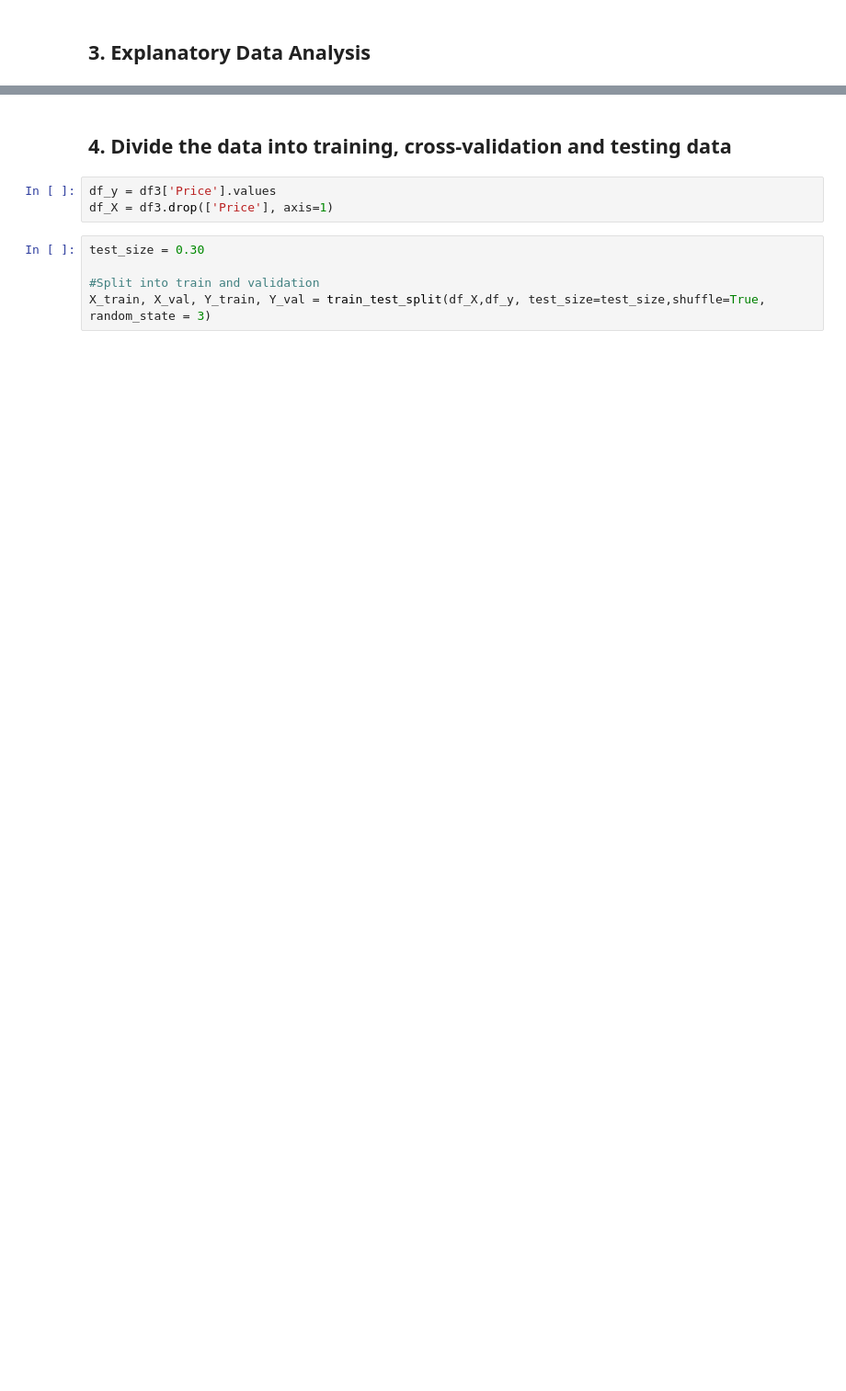
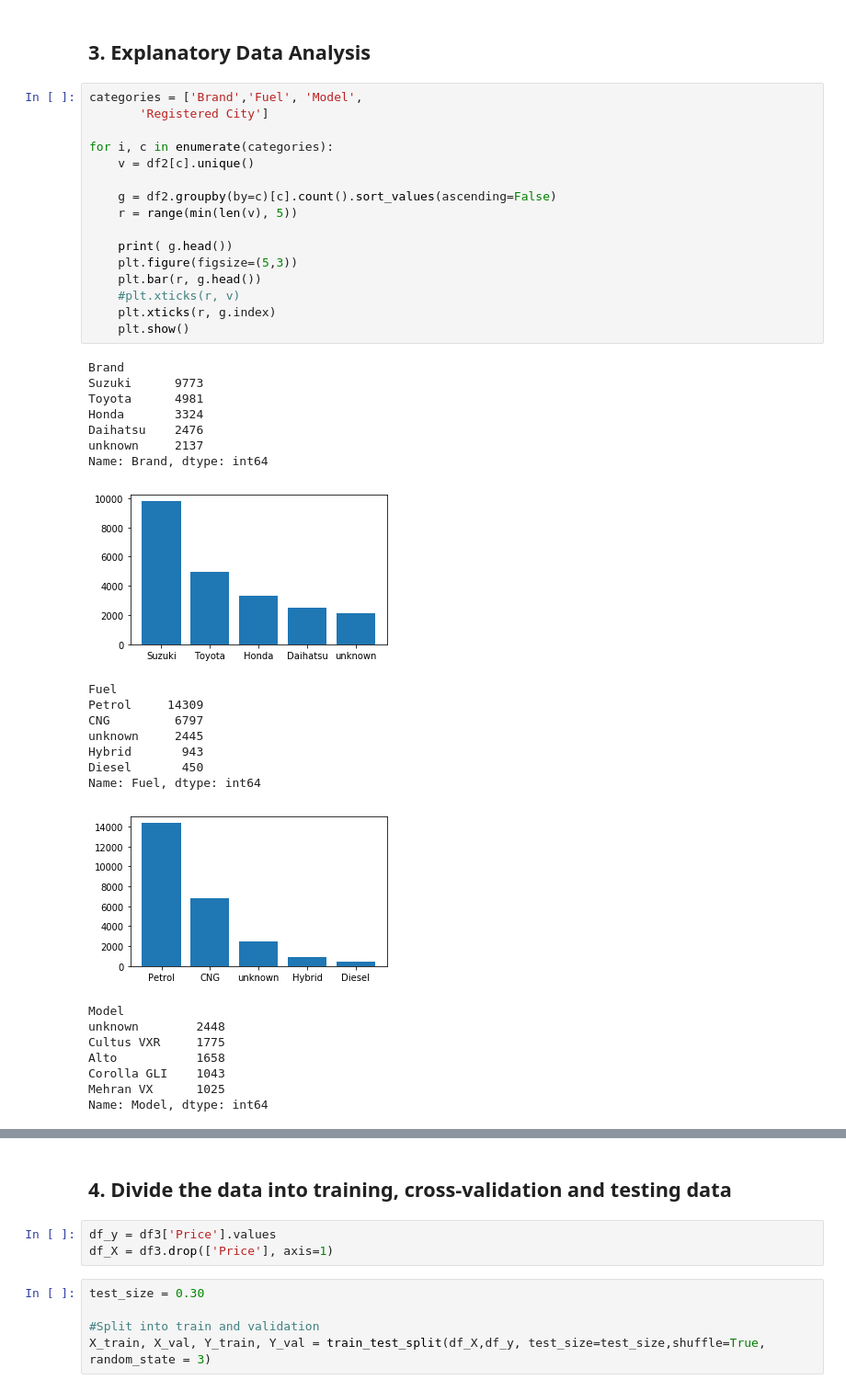
Before and after one commit to pintuiitbhi/car-price-pred, a Jupyter notebook: car_prices.ipynb, the cells around one changed output, grey strips where cells are left out. Shown at 92% size. Saved outputs shown, nothing was run; the diff lists cells and outputs as text; blank space fills up the shorter version.

```diff
--- a/car_prices.ipynb
+++ b/car_prices.ipynb
@@ -111,2 +124,42 @@ df3.head()
 # %% [markdown]
 ## <a id="3">3. Explanatory Data Analysis </a>
+# %%
+categories = ['Brand','Fuel', 'Model',
+       'Registered City']
+
+for i, c in enumerate(categories):
+    v = df2[c].unique()
+
+    g = df2.groupby(by=c)[c].count().sort_values(ascending=False)
+    r = range(min(len(v), 5))
+
+    print( g.head())
+    plt.figure(figsize=(5,3))
+    plt.bar(r, g.head())
+    #plt.xticks(r, v)
+    plt.xticks(r, g.index)
+    plt.show()
+# %% [output]
+Brand
+Suzuki      9773
+Toyota      4981
+Honda       3324
+Daihatsu    2476
+unknown     2137
+Name: Brand, dtype: int64
+[figure, added]
+Fuel
+Petrol     14309
+CNG         6797
+unknown     2445
+Hybrid       943
+Diesel       450
+Name: Fuel, dtype: int64
+[figure, added]
+Model
+unknown        2448
+Cultus VXR     1775
+Alto           1658
+Corolla GLI    1043
+Mehran VX      1025
+Name: Model, dtype: int64
```
Also changed, not shown: parts of 11 cells of this notebook.
